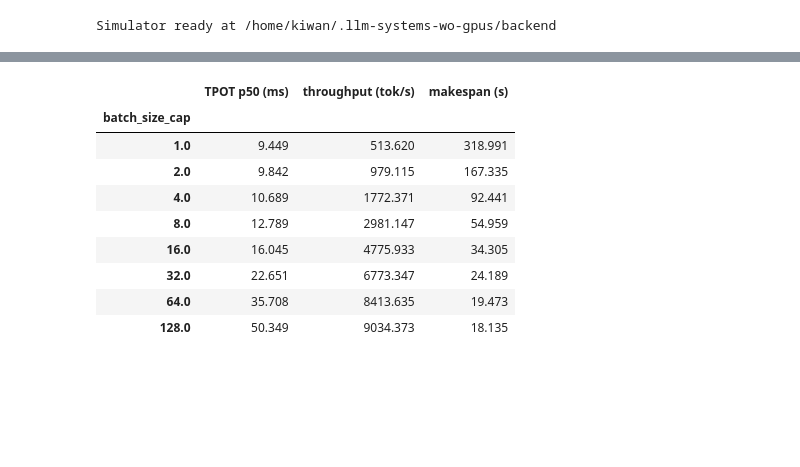
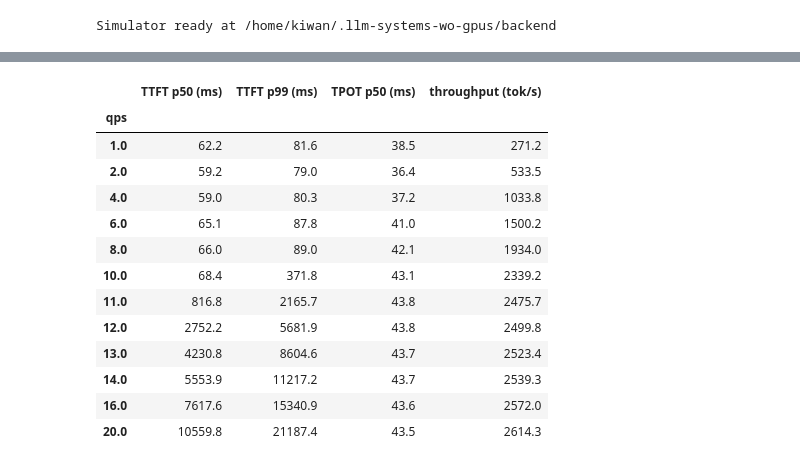
Before and after one commit to kwmaeng91/studying-llm-systems-without-gpus, a Jupyter notebook: docs/lectures/02-batching-and-load.ipynb, the cells around one changed output, grey strips where cells are left out. Drawn from its saved outputs; the diff is of its cells as text; code cells hidden in the pictures; blank space fills up the shorter version.

```diff
--- a/docs/lectures/02-batching-and-load.ipynb
+++ b/docs/lectures/02-batching-and-load.ipynb
@@ -24,7 +28,7 @@ import os, sys, urllib.request
 sys.path.insert(0, os.path.abspath("../../labs"))
 try:
     import llm_systems_wo_gpus as lsg
-except ImportError:
+except ImportError:  # outside the course repo (e.g. Colab): fetch the package
     urllib.request.urlretrieve(
         "https://raw.githubusercontent.com/kwmaeng91/studying-llm-systems-without-gpus/main/labs/llm_systems_wo_gpus.py",
         "llm_systems_wo_gpus.py")
@@ -34,5 +38,7 @@ lsg.setup()
 import matplotlib.pyplot as plt
 import pandas as pd
 plt.rcParams.update({"figure.figsize": (6, 3.5), "axes.grid": True, "grid.alpha": .3})
+
+SYSTEM = dict(model="Qwen/Qwen2.5-32B-Instruct", device="a100", tensor_parallel=2)
 # %% [output]
 Simulator ready at /home/kiwan/.llm-systems-wo-gpus/backend
@@ -46,15 +172,19 @@ many requests the scheduler may run together with `batch_size_cap`.
 # %%
-caps = [1, 2, 4, 8, 16, 32, 64, 128]
-offline = lsg.sweep("batch_size_cap", caps, qps=None, num_requests=256)
-offline[["TPOT p50 (ms)", "throughput (tok/s)", "makespan (s)"]]
+loads = [1, 2, 4, 6, 8, 10, 11, 12, 13, 14, 16, 20]
+online = lsg.sweep("qps", loads, **SYSTEM, num_requests=600, prefill_tokens=1, decode_tokens=256)
+online[["TTFT p50 (ms)", "TTFT p99 (ms)", "TPOT p50 (ms)", "throughput (tok/s)"]].round(1)
 # %% [output]
-|  | TPOT p50 (ms) | throughput (tok/s) | makespan (s) |
-| batch_size_cap |  |  |  |
-| 1.0 | 9.449 | 513.620 | 318.991 |
-| 2.0 | 9.842 | 979.115 | 167.335 |
-| 4.0 | 10.689 | 1772.371 | 92.441 |
-| 8.0 | 12.789 | 2981.147 | 54.959 |
-| 16.0 | 16.045 | 4775.933 | 34.305 |
-| 32.0 | 22.651 | 6773.347 | 24.189 |
-| 64.0 | 35.708 | 8413.635 | 19.473 |
-| 128.0 | 50.349 | 9034.373 | 18.135 |
+|  | TTFT p50 (ms) | TTFT p99 (ms) | TPOT p50 (ms) | throughput (tok/s) |
+| qps |  |  |  |  |
+| 1.0 | 62.2 | 81.6 | 38.5 | 271.2 |
+| 2.0 | 59.2 | 79.0 | 36.4 | 533.5 |
+| 4.0 | 59.0 | 80.3 | 37.2 | 1033.8 |
+| 6.0 | 65.1 | 87.8 | 41.0 | 1500.2 |
+| 8.0 | 66.0 | 89.0 | 42.1 | 1934.0 |
+| 10.0 | 68.4 | 371.8 | 43.1 | 2339.2 |
+| 11.0 | 816.8 | 2165.7 | 43.8 | 2475.7 |
+| 12.0 | 2752.2 | 5681.9 | 43.8 | 2499.8 |
+| 13.0 | 4230.8 | 8604.6 | 43.7 | 2523.4 |
+| 14.0 | 5553.9 | 11217.2 | 43.7 | 2539.3 |
+| 16.0 | 7617.6 | 15340.9 | 43.6 | 2572.0 |
+| 20.0 | 10559.8 | 21187.4 | 43.5 | 2614.3 |
```
Also changed, not shown: parts of 25 cells of this notebook, 1 other file.
